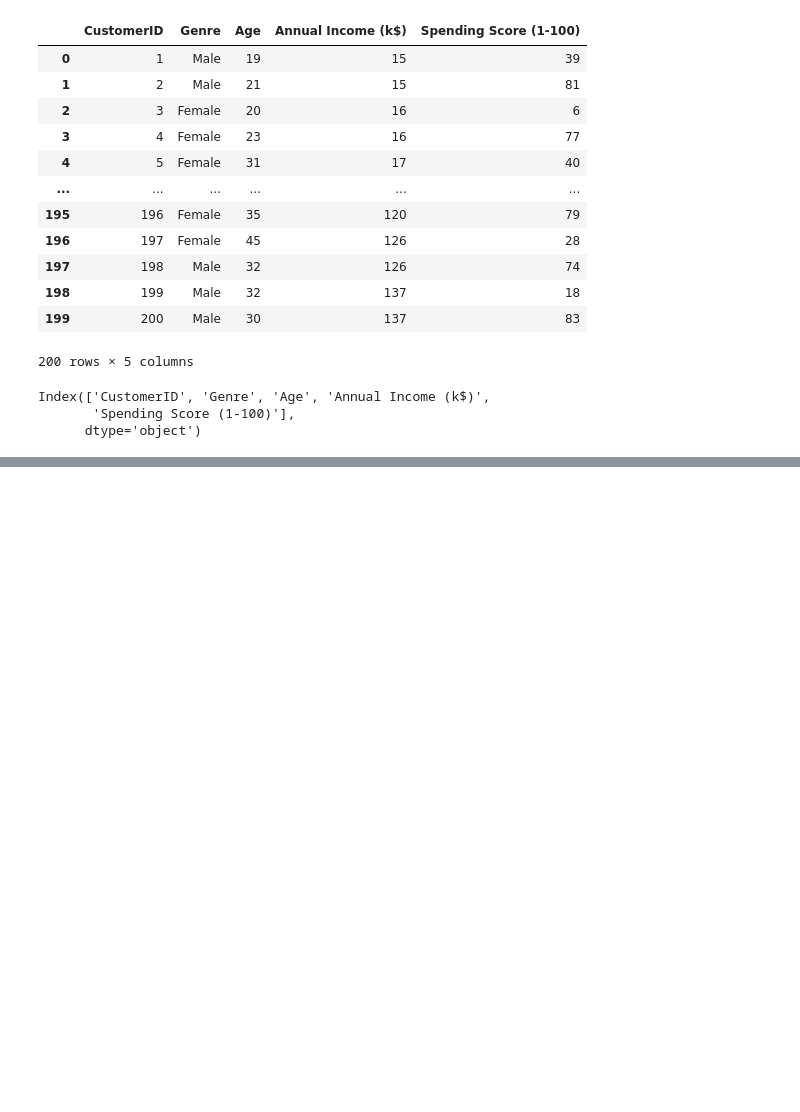
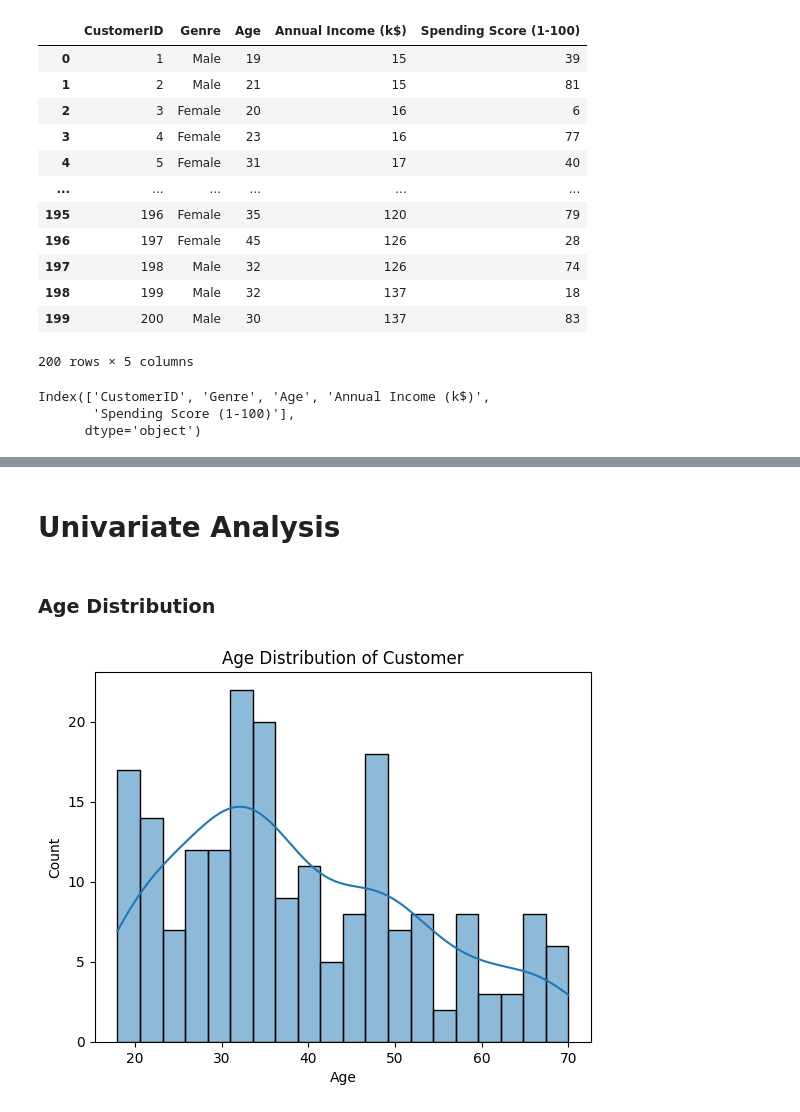
Before and after one commit to tanmoychakraborty00001-a11y/data-science-learning, a Jupyter notebook: Projects/Projects01_Data-Science/DS_Mini-Projects/MP02_CustomerBehaviour_EDA/MP02_CustomerBehaviour_EDA.ipynb, the cells around one changed output, grey strips where cells are left out. Drawn from its saved outputs; the diff is of its cells as text; code cells hidden in the pictures; blank space fills up the shorter version.

```diff
--- a/Projects/Projects01_Data-Science/DS_Mini-Projects/MP02_CustomerBehaviour_EDA/MP02_CustomerBehaviour_EDA.ipynb
+++ b/Projects/Projects01_Data-Science/DS_Mini-Projects/MP02_CustomerBehaviour_EDA/MP02_CustomerBehaviour_EDA.ipynb
@@ -5,7 +5,7 @@ import pandas as pd
 import matplotlib.pyplot as plt
 import seaborn as sns
 # %%
-df = pd.read_csv('/workspaces/data-science-learning/Projects/Projects01_Data-Science/DS_Mini-Projects/MP02_CustomerBehaviour_EDA/Mall_Customers.csv')
+df = pd.read_csv('/home/tanmoy_chakraborty00001/data-science-learning/Projects/Projects01_Data-Science/DS_Mini-Projects/MP02_CustomerBehaviour_EDA/Mall_Customers.csv')
 df
 # %% [output]
 |  | CustomerID | Genre | Age | Annual Income (k$) | Spending Score (1-100) |
@@ -29,0 +70,11 @@ Index(['CustomerID', 'Genre', 'Age', 'Annual Income (k$)',
+# %% [markdown]
+# **Univariate Analysis**
+# %% [markdown]
+### **Age Distribution**
+# %%
+plt.figure()
+sns.histplot(df['Age'], bins=20, kde=True)
+plt.title('Age Distribution of Customer')
+plt.show()
+# %% [output]
+[figure, added]
```
Also changed, not shown: parts of 15 cells of this notebook, 1 other file.
